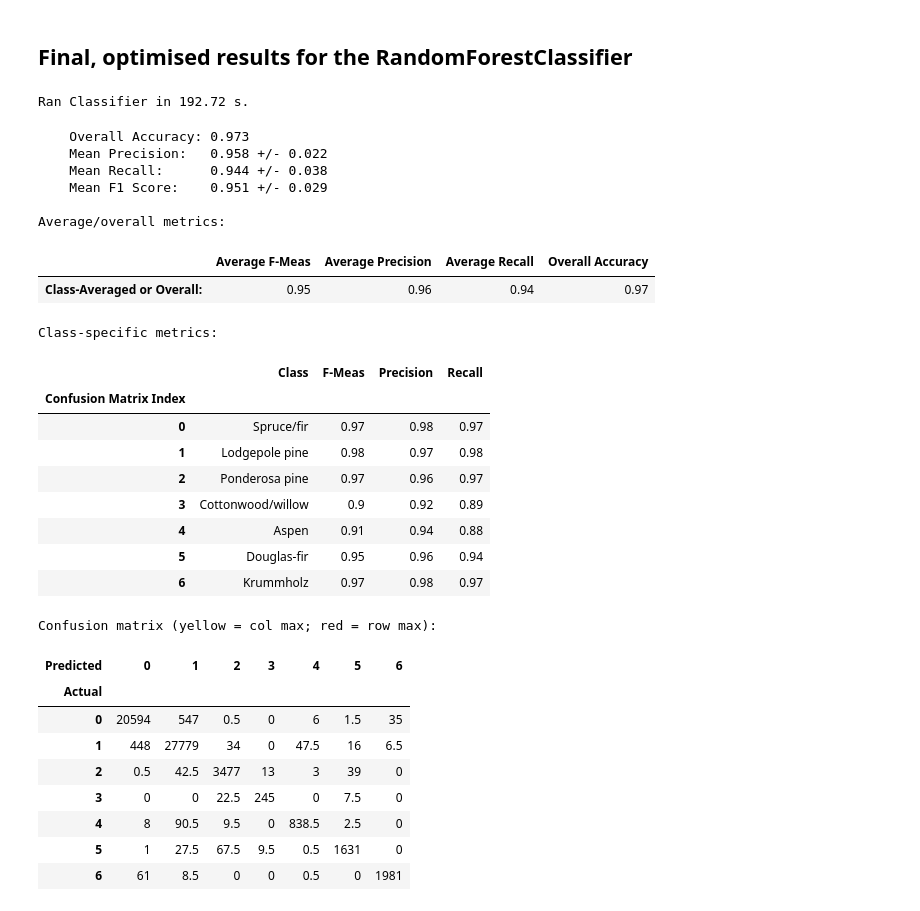
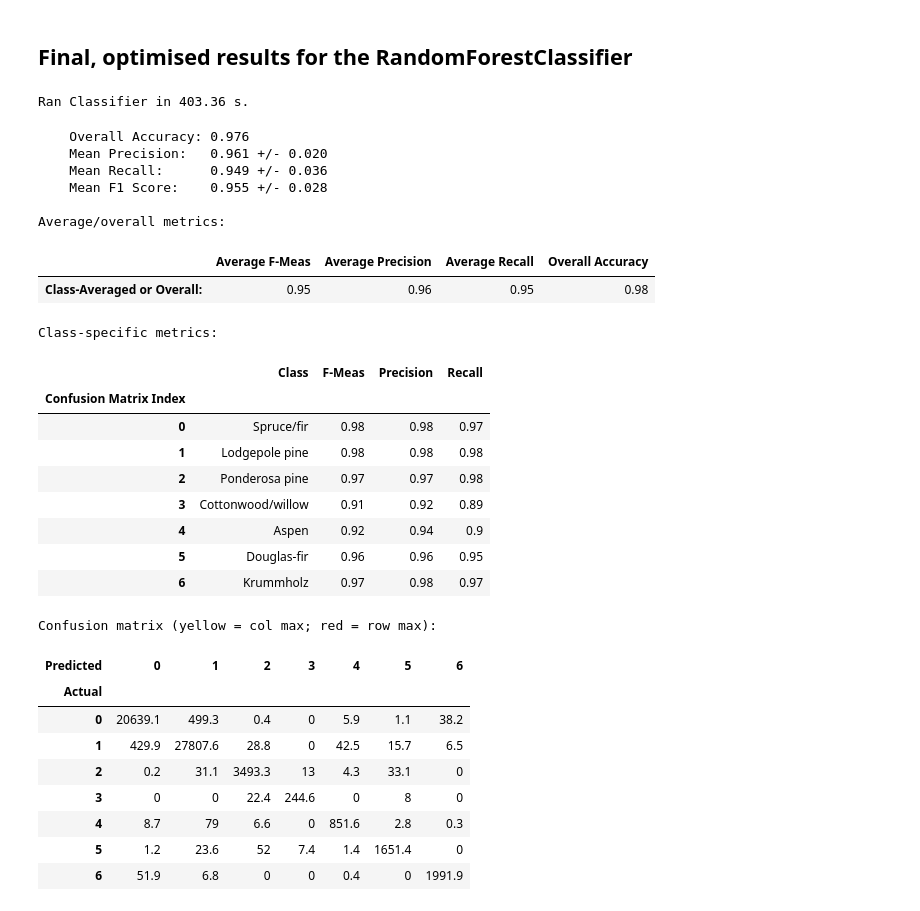
Before and after one commit to virginia-m/classifier_comparison_on_covertype_data, a Jupyter notebook: data_analysis.ipynb, the cells around one changed output. Cells and saved outputs as stored; diff of their text form; code cells hidden in the pictures.

```diff
--- a/data_analysis.ipynb
+++ b/data_analysis.ipynb
@@ -20,6 +20,15 @@ Import the data and specify the column names manually.
 # %%
 data = load_covertype_data()
 column_names = list(data)
+cover_types = [
+    'Spruce/fir',
+    'Lodgepole pine',
+    'Ponderosa pine',
+    'Cottonwood/willow',
+    'Aspen',
+    'Douglas-fir',
+    'Krummholz'
+]
 data.head()
 # %% [output]
 |  | Elevation | Aspect_angle | Slope | Horiz_dist_to_nearest_water | Vert_dist_to_nearest_water | Horiz_dist_to_nearest_road | ... |
@@ -225,0 +182,7 @@ print(features.shape, labels.shape)
+# %%
+data_new = compress_and_engineer_features(data)
+features, labels = get_features_and_labels(data_new)
+labels = labels.astype(np.int16)
+print(features.shape, labels.dtype)
+
+print(list(data_new))
@@ -484,43 +587,45 @@ Accuracies: 0.96,  0.92,  0.79,  0.70
 # %%
 tic = time.time()
 cms = cross_validate_classifier(RandomForestClassifier,
-                               full_features, labels,
-                                kfold=2, kwargs={'n_estimators': 60, 'n_jobs': 6, 'max_depth': 40,
-                                                 'max_features': 12, 'min_impurity_decrease': 0})
+                               features, labels,
+                                kfold=10, kwargs={'n_estimators': 40, 'n_jobs': 8, 'max_depth': 30,
+                                                 'max_features': 5, 'min_impurity_decrease': 0,
+                                                 'min_samples_leaf': 1, 'min_samples_split': 2,
+                                                 'bootstrap': False})
 toc = time.time() - tic
 print('Ran Classifier in {:.2f} s.'.format(toc))
 # %% [output]
-Ran Classifier in 192.72 s.
+Ran Classifier in 403.36 s.
 # %%
-print(format_classifier_performance(np.mean(cms, axis=0)))
+print(format_classifier_performance(np.mean(cms[0], axis=0)))
 #plot_confusion_matrix(cms)
-df_total, df_class, df_conf = metrics_wrapper(np.mean(cms, axis=0), cover_types, do_display=True)
+df_total, df_class, df_conf = metrics_wrapper(np.mean(cms[0], axis=0), cover_types, do_display=True)
 # %% [output]
-    Overall Accuracy: 0.973
-    Mean Precision:   0.958 +/- 0.022
-    Mean Recall:      0.944 +/- 0.038
-    Mean F1 Score:    0.951 +/- 0.029
+    Overall Accuracy: 0.976
+    Mean Precision:   0.961 +/- 0.020
+    Mean Recall:      0.949 +/- 0.036
+    Mean F1 Score:    0.955 +/- 0.028
 
 Average/overall metrics:
 |  | Average F-Meas | Average Precision | Average Recall | Overall Accuracy |
-| Class-Averaged or Overall: | 0.95 | 0.96 | 0.94 | 0.97 |
+| Class-Averaged or Overall: | 0.95 | 0.96 | 0.95 | 0.98 |
 Class-specific metrics:
 |  | Class | F-Meas | Precision | Recall |
 | Confusion Matrix Index |  |  |  |  |
-| 0 | Spruce/fir | 0.97 | 0.98 | 0.97 |
-| 1 | Lodgepole pine | 0.98 | 0.97 | 0.98 |
-| 2 | Ponderosa pine | 0.97 | 0.96 | 0.97 |
-| 3 | Cottonwood/willow | 0.9 | 0.92 | 0.89 |
-| 4 | Aspen | 0.91 | 0.94 | 0.88 |
-| 5 | Douglas-fir | 0.95 | 0.96 | 0.94 |
+| 0 | Spruce/fir | 0.98 | 0.98 | 0.97 |
+| 1 | Lodgepole pine | 0.98 | 0.98 | 0.98 |
+| 2 | Ponderosa pine | 0.97 | 0.97 | 0.98 |
+| 3 | Cottonwood/willow | 0.91 | 0.92 | 0.89 |
+| 4 | Aspen | 0.92 | 0.94 | 0.9 |
+| 5 | Douglas-fir | 0.96 | 0.96 | 0.95 |
 | 6 | Krummholz | 0.97 | 0.98 | 0.97 |
 Confusion matrix (yellow = col max; red = row max):
 | Predicted | 0 | 1 | 2 | 3 | 4 | 5 | 6 |
 | Actual |  |  |  |  |  |  |  |
-| 0 | 20594 | 547 | 0.5 | 0 | 6 | 1.5 | 35 |
-| 1 | 448 | 27779 | 34 | 0 | 47.5 | 16 | 6.5 |
-| 2 | 0.5 | 42.5 | 3477 | 13 | 3 | 39 | 0 |
-| 3 | 0 | 0 | 22.5 | 245 | 0 | 7.5 | 0 |
-| 4 | 8 | 90.5 | 9.5 | 0 | 838.5 | 2.5 | 0 |
-| 5 | 1 | 27.5 | 67.5 | 9.5 | 0.5 | 1631 | 0 |
-| 6 | 61 | 8.5 | 0 | 0 | 0.5 | 0 | 1981 |
+| 0 | 20639.1 | 499.3 | 0.4 | 0 | 5.9 | 1.1 | 38.2 |
+| 1 | 429.9 | 27807.6 | 28.8 | 0 | 42.5 | 15.7 | 6.5 |
+| 2 | 0.2 | 31.1 | 3493.3 | 13 | 4.3 | 33.1 | 0 |
+| 3 | 0 | 0 | 22.4 | 244.6 | 0 | 8 | 0 |
+| 4 | 8.7 | 79 | 6.6 | 0 | 851.6 | 2.8 | 0.3 |
+| 5 | 1.2 | 23.6 | 52 | 7.4 | 1.4 | 1651.4 | 0 |
+| 6 | 51.9 | 6.8 | 0 | 0 | 0.4 | 0 | 1991.9 |
```
Also changed, not shown: parts of 28 cells of this notebook, 5 other files.
